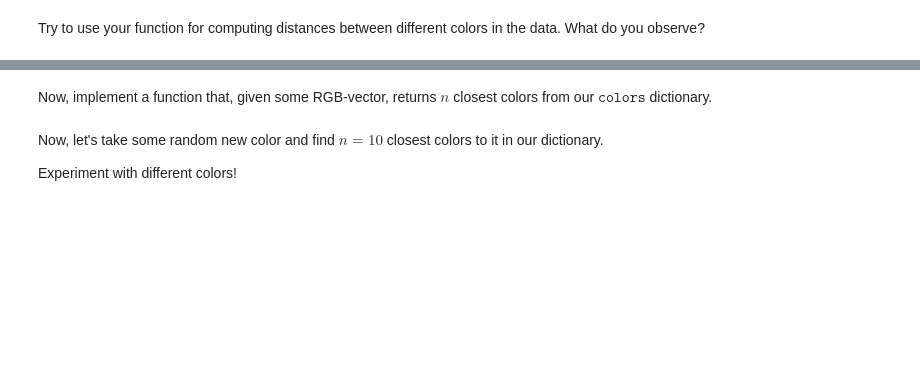
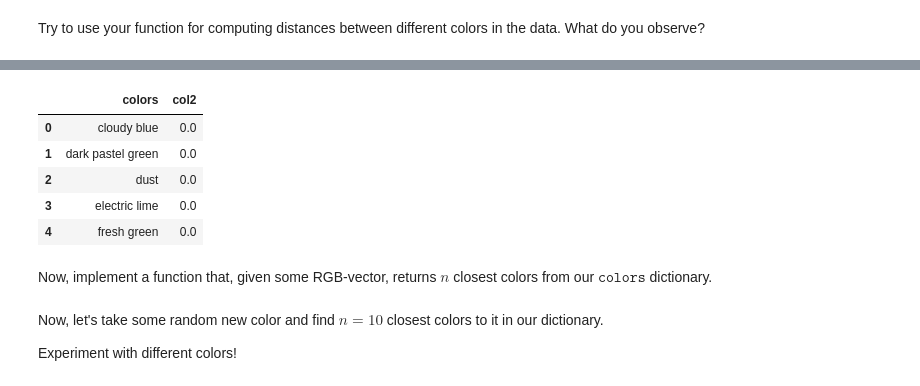
Before and after one commit to superkisa/MaGaML, a Jupyter notebook: MathRefresher/sem_Colors.ipynb, the cells around one changed output, grey strips where cells are left out. Drawn from its saved outputs; the diff is of its cells as text; code cells hidden in the pictures; blank space fills up the shorter version.

```diff
--- a/MathRefresher/sem_Colors.ipynb
+++ b/MathRefresher/sem_Colors.ipynb
@@ -134,2 +145,13 @@ distance(colors['red'], colors['blue'])
+# %%
+d = {'colors': list(colors.keys()), 'col2': np.zeros(len(colors.keys()))}
+df = pd.DataFrame(data=d)
+df.head()
+# %% [output]
+|  | colors | col2 |
+| 0 | cloudy blue | 0.0 |
+| 1 | dark pastel green | 0.0 |
+| 2 | dust | 0.0 |
+| 3 | electric lime | 0.0 |
+| 4 | fresh green | 0.0 |
 # %% [markdown]
 Now, implement a function that, given some RGB-vector, returns $n$ closest colors from our $\texttt{colors}$ dictionary.
```
Also changed, not shown: parts of 10 cells of this notebook.
